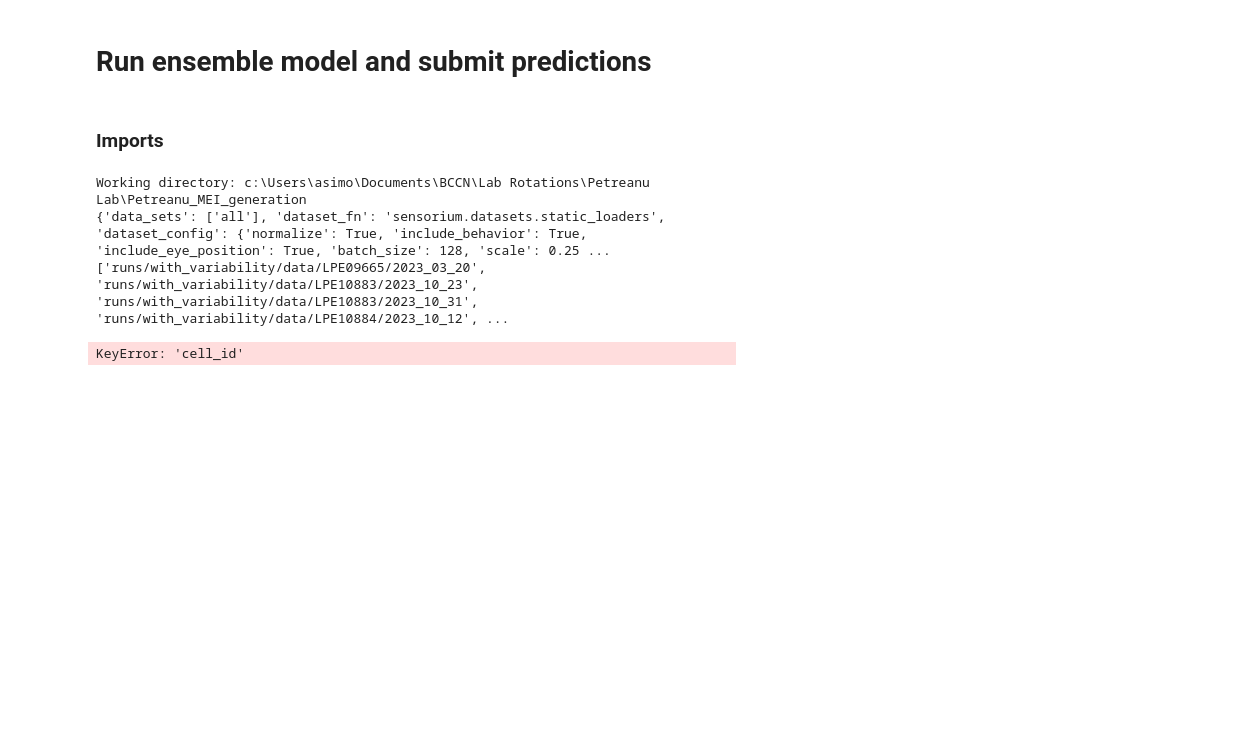
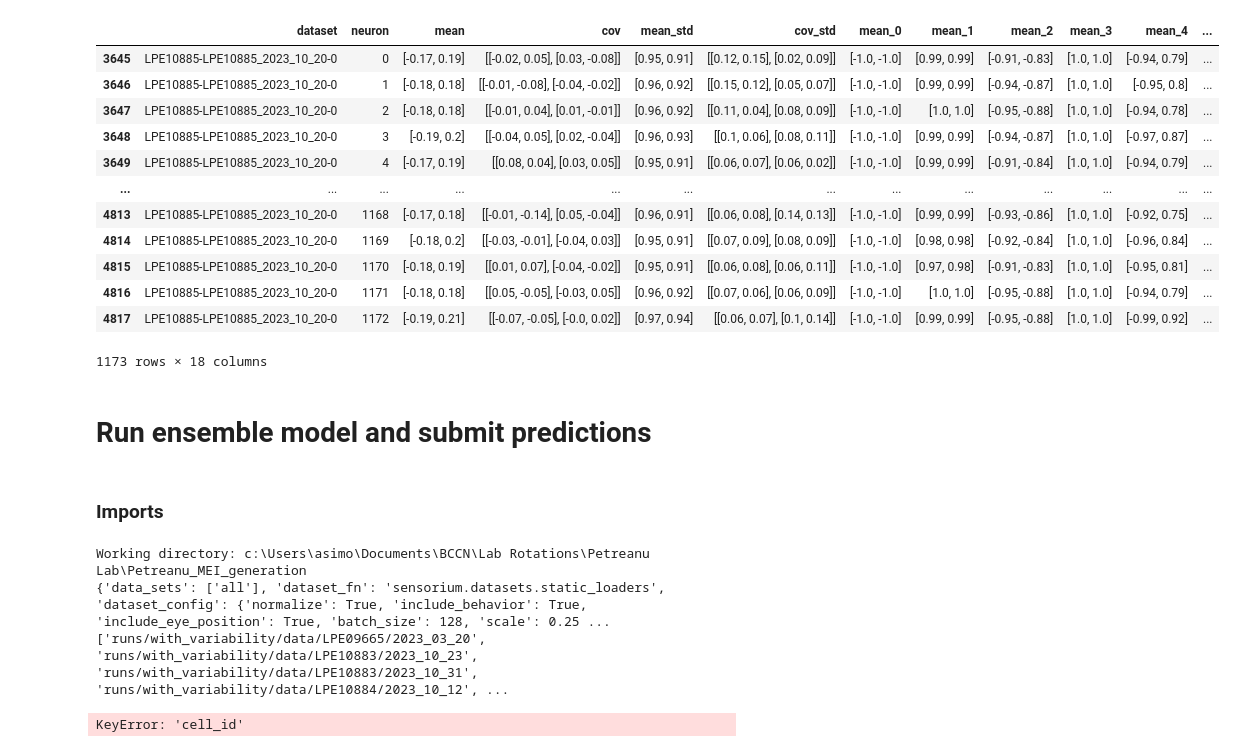
Before and after one commit to matthijsoudelohuis/Petreanu_MEI_generation, a Jupyter notebook: 03_evaluate_and_submit.ipynb, the cells around one changed output. Cells and saved outputs as stored; diff of their text form; code cells hidden in the pictures; blank space fills up the shorter version.

```diff
--- a/03_evaluate_and_submit.ipynb
+++ b/03_evaluate_and_submit.ipynb
@@ -1,3 +218,57 @@
+# %%
+if true_idx:
+    df_trunc = df.loc[df['dataset'] == 'LPE10885-LPE10885_2023_10_20-0']
+    # print(df_trunc)
+    for i, model in enumerate(model_list):
+        mus[i] = model.readout._modules['LPE10885-LPE10885_2023_10_20-0'].mu.detach().cpu().numpy().reshape(-1, 2)
+        sigmas[i] = model.readout._modules['LPE10885-LPE10885_2023_10_20-0'].sigma.detach().cpu().numpy().reshape(-1, 2, 2)
+
+    # raise NotImplementedError("Save as np arrays instead of CSV")
+
+    df_neuron_stats = pd.DataFrame(columns=['dataset', 'neuron', 'mean', 'cov', 'mean_std', 'cov_std'] + [f'mean_{i}' for i in range(5)] + [f'cov_{i}' for i in range(5)])
+
+    df_neuron_stats['dataset'] = df_trunc['dataset']
+    df_neuron_stats['neuron'] = np.repeat(np.arange(num_neurons), len(df_trunc['dataset'].unique()))
+    for i in range(5):
+        df_neuron_stats[f'mean_{i}'] = list(mus[i].round(2))
+        df_neuron_stats[f'cov_{i}'] = list(sigmas[i].round(2))
+
+    df_neuron_stats['mean'] = list(mus.mean(axis=0).round(2))
+    df_neuron_stats['cov'] = list(sigmas.mean(axis=0).round(2))
+
+    df_neuron_stats['mean_std'] = list(mus.std(axis=0).round(2))
+    df_neuron_stats['cov_std'] = list(sigmas.std(axis=0).round(2))
+
+    df_neuron_stats['single_trial_correlation'] = df_trunc['Single Trial Correlation']
+    df_neuron_stats['cell_id'] = df_trunc['cell_id']
+
+    # df_neuron_stats.to_csv('notebooks/submission_m4/results/neuron_stats.csv', index = False)
+    df_neuron_stats.to_csv(f'{OUT_NAME}/results/neuron_stats.csv', index = False)
+
+else:
+    print("LPE10885/2023_10_20 not found in folders")
+
+# df_neuron_stats
+
+# df
+
+# Get fit parameters from the readout, ie x and y coordinates of spatial mask
+# %%
+df_neuron_stats
+# %% [output]
+|  | dataset | neuron | mean | cov | mean_std | cov_std | mean_0 | mean_1 | mean_2 | mean_3 | mean_4 | ... |
+| 3645 | LPE10885-LPE10885_2023_10_20-0 | 0 | [-0.17, 0.19] | [[-0.02, 0.05], [0.03, -0.08]] | [0.95, 0.91] | [[0.12, 0.15], [0.02, 0.09]] | [-1.0, -1.0] | [0.99, 0.99] | [-0.91, -0.83] | [1.0, 1.0] | [-0.94, 0.79] | ... |
+| 3646 | LPE10885-LPE10885_2023_10_20-0 | 1 | [-0.18, 0.18] | [[-0.01, -0.08], [-0.04, -0.02]] | [0.96, 0.92] | [[0.15, 0.12], [0.05, 0.07]] | [-1.0, -1.0] | [0.99, 0.99] | [-0.94, -0.87] | [1.0, 1.0] | [-0.95, 0.8] | ... |
+| 3647 | LPE10885-LPE10885_2023_10_20-0 | 2 | [-0.18, 0.18] | [[-0.01, 0.04], [0.01, -0.01]] | [0.96, 0.92] | [[0.11, 0.04], [0.08, 0.09]] | [-1.0, -1.0] | [1.0, 1.0] | [-0.95, -0.88] | [1.0, 1.0] | [-0.94, 0.78] | ... |
+| 3648 | LPE10885-LPE10885_2023_10_20-0 | 3 | [-0.19, 0.2] | [[-0.04, 0.05], [0.02, -0.04]] | [0.96, 0.93] | [[0.1, 0.06], [0.08, 0.11]] | [-1.0, -1.0] | [0.99, 0.99] | [-0.94, -0.87] | [1.0, 1.0] | [-0.97, 0.87] | ... |
+| 3649 | LPE10885-LPE10885_2023_10_20-0 | 4 | [-0.17, 0.19] | [[0.08, 0.04], [0.03, 0.05]] | [0.95, 0.91] | [[0.06, 0.07], [0.06, 0.02]] | [-1.0, -1.0] | [0.99, 0.99] | [-0.91, -0.84] | [1.0, 1.0] | [-0.94, 0.79] | ... |
+| ... | ... | ... | ... | ... | ... | ... | ... | ... | ... | ... | ... | ... |
+| 4813 | LPE10885-LPE10885_2023_10_20-0 | 1168 | [-0.17, 0.18] | [[-0.01, -0.14], [0.05, -0.04]] | [0.96, 0.91] | [[0.06, 0.08], [0.14, 0.13]] | [-1.0, -1.0] | [0.99, 0.99] | [-0.93, -0.86] | [1.0, 1.0] | [-0.92, 0.75] | ... |
+| 4814 | LPE10885-LPE10885_2023_10_20-0 | 1169 | [-0.18, 0.2] | [[-0.03, -0.01], [-0.04, 0.03]] | [0.95, 0.91] | [[0.07, 0.09], [0.08, 0.09]] | [-1.0, -1.0] | [0.98, 0.98] | [-0.92, -0.84] | [1.0, 1.0] | [-0.96, 0.84] | ... |
+| 4815 | LPE10885-LPE10885_2023_10_20-0 | 1170 | [-0.18, 0.19] | [[0.01, 0.07], [-0.04, -0.02]] | [0.95, 0.91] | [[0.06, 0.08], [0.06, 0.11]] | [-1.0, -1.0] | [0.97, 0.98] | [-0.91, -0.83] | [1.0, 1.0] | [-0.95, 0.81] | ... |
+| 4816 | LPE10885-LPE10885_2023_10_20-0 | 1171 | [-0.18, 0.18] | [[0.05, -0.05], [-0.03, 0.05]] | [0.96, 0.92] | [[0.07, 0.06], [0.06, 0.09]] | [-1.0, -1.0] | [1.0, 1.0] | [-0.95, -0.88] | [1.0, 1.0] | [-0.94, 0.79] | ... |
+| 4817 | LPE10885-LPE10885_2023_10_20-0 | 1172 | [-0.19, 0.21] | [[-0.07, -0.05], [-0.0, 0.02]] | [0.97, 0.94] | [[0.06, 0.07], [0.1, 0.14]] | [-1.0, -1.0] | [0.99, 0.99] | [-0.95, -0.88] | [1.0, 1.0] | [-0.99, 0.92] | ... |
+1173 rows × 18 columns
 # %% [markdown]
 # Run ensemble model and submit predictions
 # %% [markdown]
```
Also changed, not shown: parts of 4 cells of this notebook, 3 other files.
